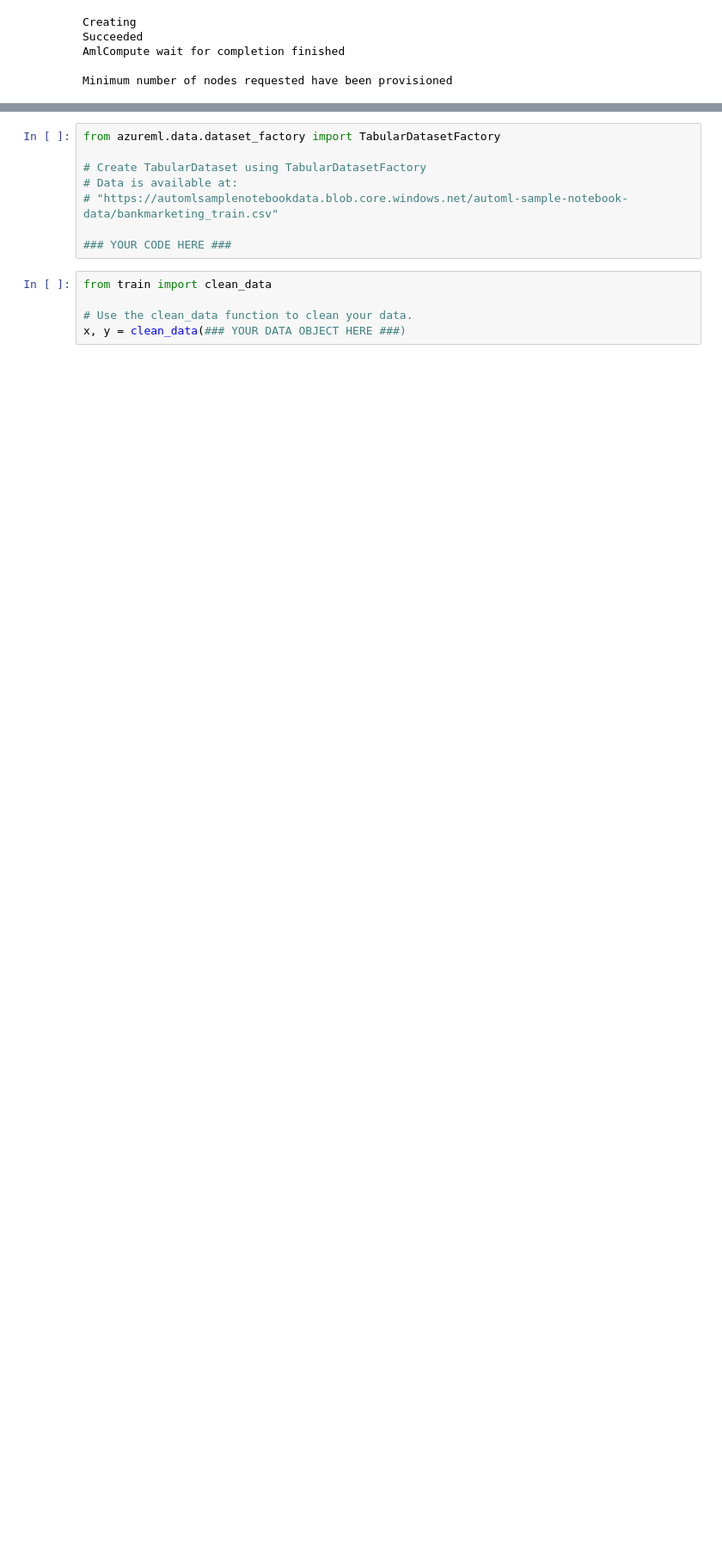
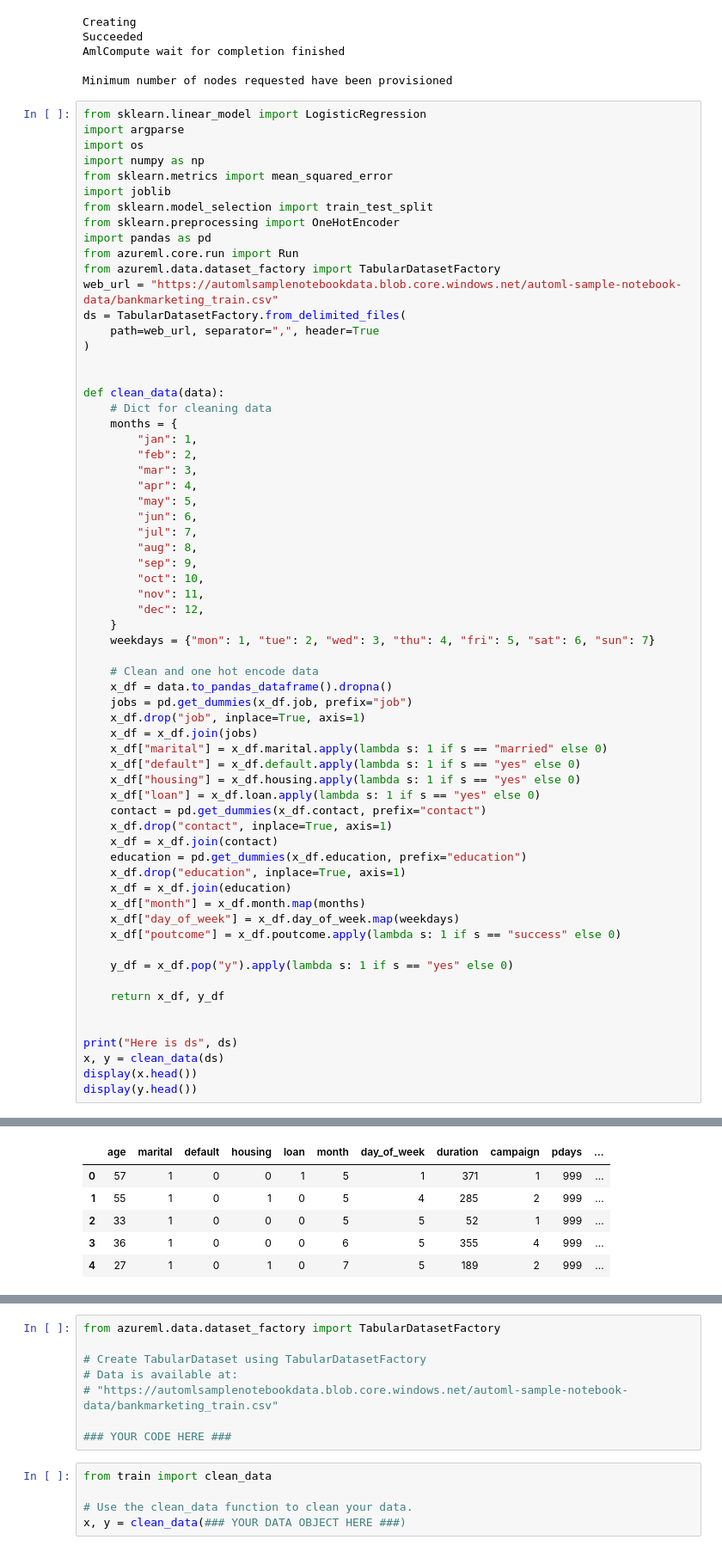
Before and after one commit to MaxBoykoII/azure-ml-pipeline-optimization, a Jupyter notebook: udacity-project.ipynb, the cells around one changed output, grey strips where cells are left out. Shown at 86% size. Saved outputs shown, nothing was run; the diff lists cells and outputs as text; blank space fills up the shorter version.

```diff
--- a/udacity-project.ipynb
+++ b/udacity-project.ipynb
@@ -44,3 +44,68 @@ Succeeded
 AmlCompute wait for completion finished
 
 Minimum number of nodes requested have been provisioned
+# %%
+from sklearn.linear_model import LogisticRegression
+import argparse
+import os
+import numpy as np
+from sklearn.metrics import mean_squared_error
+import joblib
+from sklearn.model_selection import train_test_split
+from sklearn.preprocessing import OneHotEncoder
+import pandas as pd
+from azureml.core.run import Run
+from azureml.data.dataset_factory import TabularDatasetFactory
+web_url = "https://automlsamplenotebookdata.blob.core.windows.net/automl-sample-notebook-data/bankmarketing_train.csv"
+ds = TabularDatasetFactory.from_delimited_files(
+    path=web_url, separator=",", header=True
+)
+
+
+def clean_data(data):
+    # Dict for cleaning data
+    months = {
+        "jan": 1,
+        "feb": 2,
+        "mar": 3,
+        "apr": 4,
+        "may": 5,
+        "jun": 6,
+        "jul": 7,
+        "aug": 8,
+        "sep": 9,
+        "oct": 10,
+        "nov": 11,
+        "dec": 12,
+    }
+    weekdays = {"mon": 1, "tue": 2, "wed": 3, "thu": 4, "fri": 5, "sat": 6, "sun": 7}
+
+    # Clean and one hot encode data
+    x_df = data.to_pandas_dataframe().dropna()
+    jobs = pd.get_dummies(x_df.job, prefix="job")
+    x_df.drop("job", inplace=True, axis=1)
+    x_df = x_df.join(jobs)
+    x_df["marital"] = x_df.marital.apply(lambda s: 1 if s == "married" else 0)
+    x_df["default"] = x_df.default.apply(lambda s: 1 if s == "yes" else 0)
+    x_df["housing"] = x_df.housing.apply(lambda s: 1 if s == "yes" else 0)
+    x_df["loan"] = x_df.loan.apply(lambda s: 1 if s == "yes" else 0)
+    contact = pd.get_dummies(x_df.contact, prefix="contact")
+    x_df.drop("contact", inplace=True, axis=1)
+    x_df = x_df.join(contact)
+    education = pd.get_dummies(x_df.education, prefix="education")
+    x_df.drop("education", inplace=True, axis=1)
+    x_df = x_df.join(education)
+    x_df["month"] = x_df.month.map(months)
+    x_df["day_of_week"] = x_df.day_of_week.map(weekdays)
+    x_df["poutcome"] = x_df.poutcome.apply(lambda s: 1 if s == "success" else 0)
+
+    y_df = x_df.pop("y").apply(lambda s: 1 if s == "yes" else 0)
+
+    return x_df, y_df
+
+
+print("Here is ds", ds)
+x, y = clean_data(ds)
+display(x.head())
+display(y.head())
+# %% [output]
@@ -46,0 +124,6 @@ Minimum number of nodes requested have been provisioned
+|  | age | marital | default | housing | loan | month | day_of_week | duration | campaign | pdays | ... |
+| 0 | 57 | 1 | 0 | 0 | 1 | 5 | 1 | 371 | 1 | 999 | ... |
+| 1 | 55 | 1 | 0 | 1 | 0 | 5 | 4 | 285 | 2 | 999 | ... |
+| 2 | 33 | 1 | 0 | 0 | 0 | 5 | 5 | 52 | 1 | 999 | ... |
+| 3 | 36 | 1 | 0 | 0 | 0 | 6 | 5 | 355 | 4 | 999 | ... |
+| 4 | 27 | 1 | 0 | 1 | 0 | 7 | 5 | 189 | 2 | 999 | ... |
```
Also changed, not shown: parts of 4 cells of this notebook, 2 other files.
